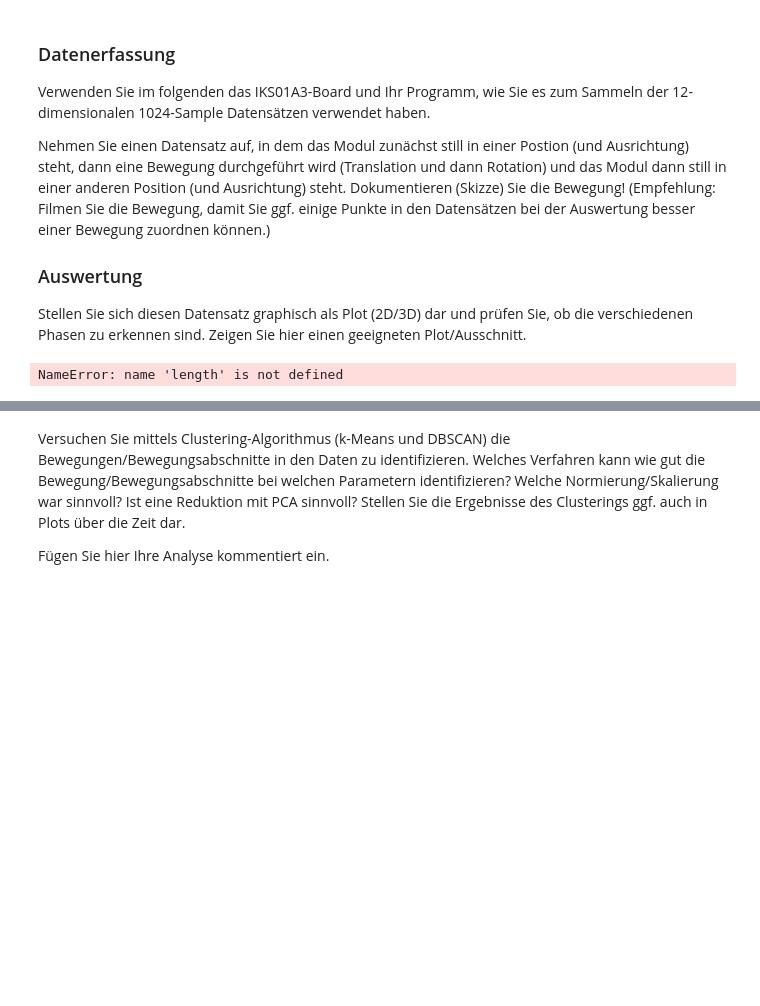
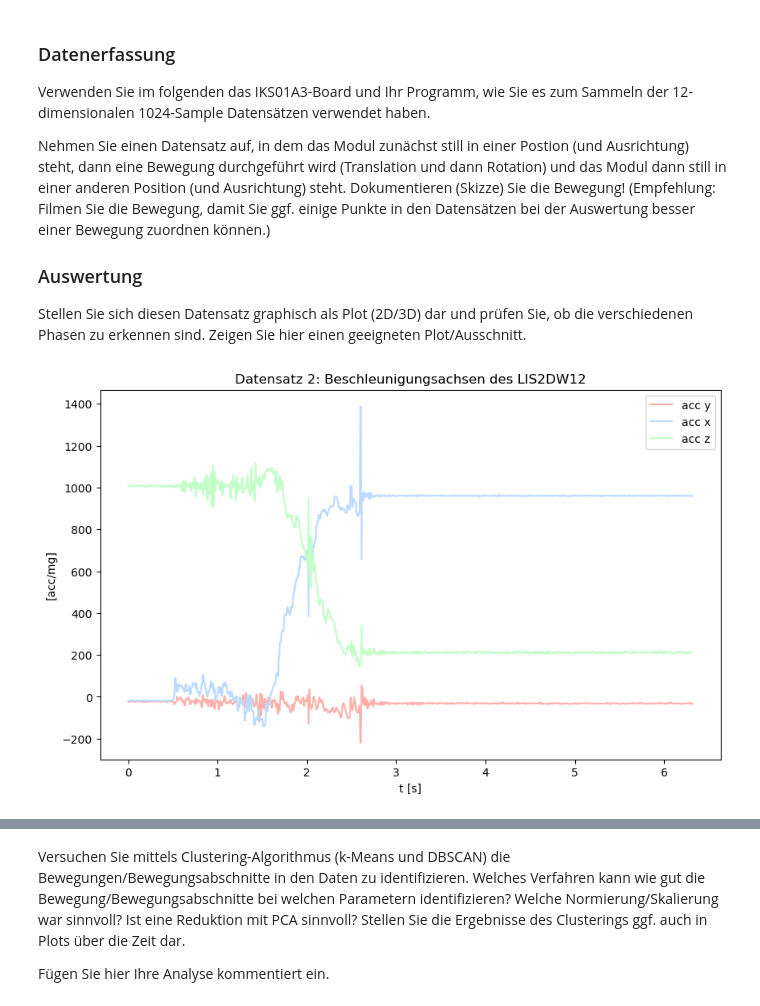
Before and after one commit to kanuphamm/ISS_Praktikum, a Jupyter notebook: Praktikum4/Praktikum4_v02tt-Copy1.ipynb, the cells around one changed output, grey strips where cells are left out. Drawn from its saved outputs; the diff is of its cells as text; code cells hidden in the pictures; blank space fills up the shorter version.

```diff
--- a/Praktikum4/Praktikum4_v02tt-Copy1.ipynb
+++ b/Praktikum4/Praktikum4_v02tt-Copy1.ipynb
@@ -239,25 +250,27 @@ Stellen Sie sich diesen Datensatz graphisch als Plot (2D/3D) dar und prüfen Sie
 # %%
 import numpy as np
 import matplotlib.pyplot as plt
 
 data_x = np.genfromtxt("Datensatzrichtig1.csv", delimiter=";", usecols=(7,))
 data_y = np.genfromtxt("Datensatzrichtig1.csv", delimiter=";", usecols=(8,))
 data_z = np.genfromtxt("Datensatzrichtig1.csv", delimiter=";", usecols=(9,))
+
+length = 1024
 
 # Anpassung der x-Achse
 time_in_seconds = length / 162
 x = np.arange(0, time_in_seconds, 1/162)
 plt.figure(figsize=(10, 6))
 
 plt.plot(x, data_y, color='#ffb0ab', label='acc y')
 plt.plot(x, data_x, color='#badaff', label='acc x')
 plt.plot(x, data_z, color='#c2ffc8', label='acc z')
 
 
 plt.title("Datensatz 2: Beschleunigungsachsen des LIS2DW12")
 plt.xlabel("t [s]")
 plt.ylabel("[acc/mg]")
 plt.legend()
 plt.show()
 # %% [output]
-NameError: name 'length' is not defined
+[figure, added]
```
Also changed, not shown: parts of 7 cells of this notebook.
